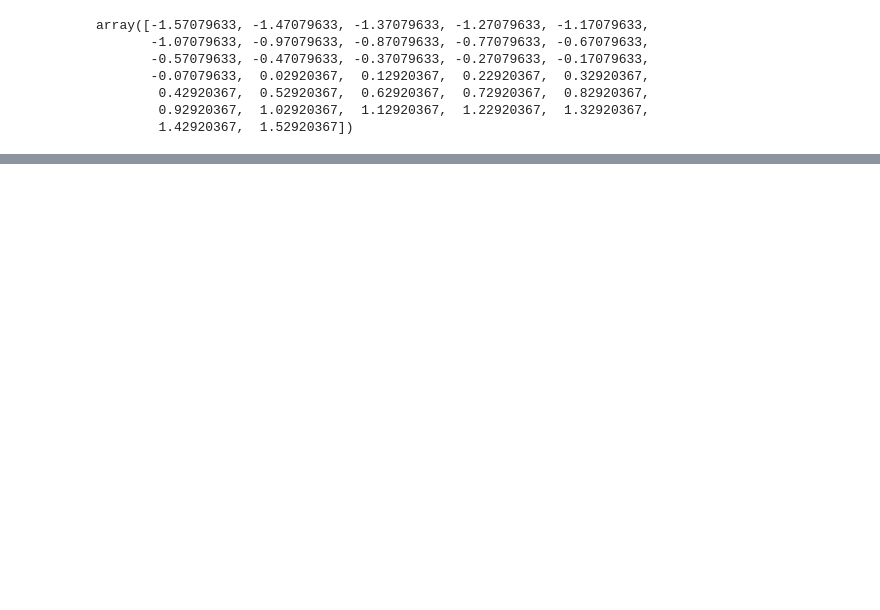
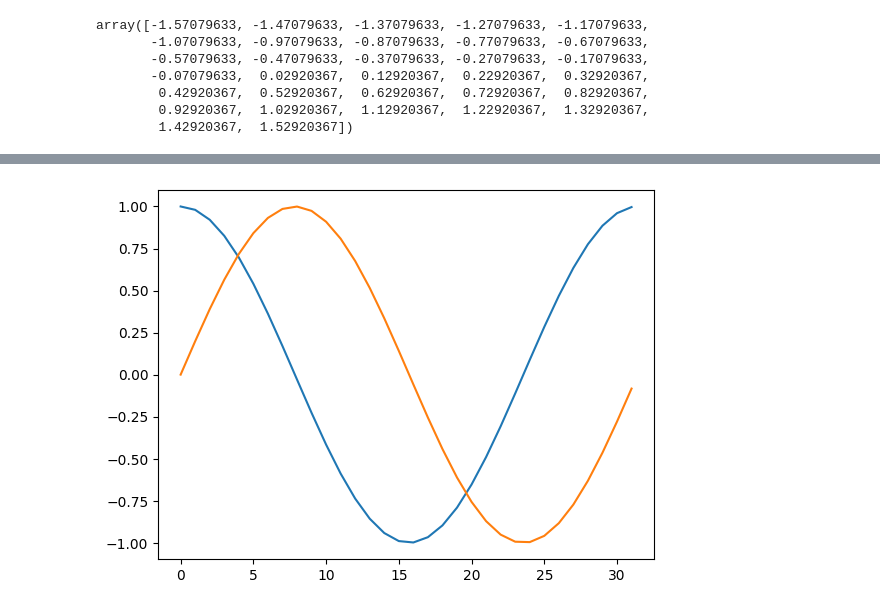
Before and after one commit to stillonearth/lvovsky-qm, a Jupyter notebook: 4-52.ipynb, the cells around one changed output, grey strips where cells are left out. Saved outputs shown, nothing was run; the diff lists cells and outputs as text; code cells hidden in the pictures; blank space fills up the shorter version.

```diff
--- a/4-52.ipynb
+++ b/4-52.ipynb
@@ -49,0 +32,6 @@ from matplotlib import plt
+# %%
+plt.plot(ass)
+plt.plot(bss)
+plt.show()
+# %% [output]
+[figure, added]
```
Also changed, not shown: parts of 5 cells of this notebook, 1 other file.
